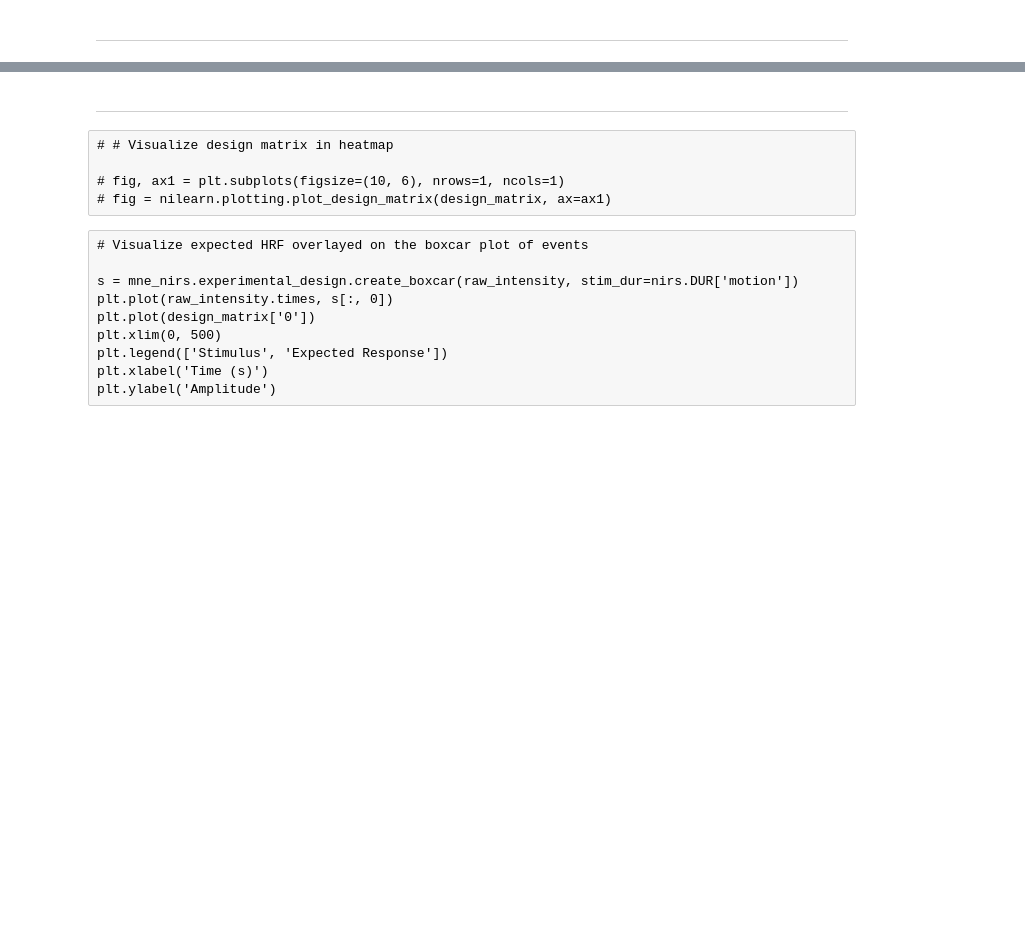
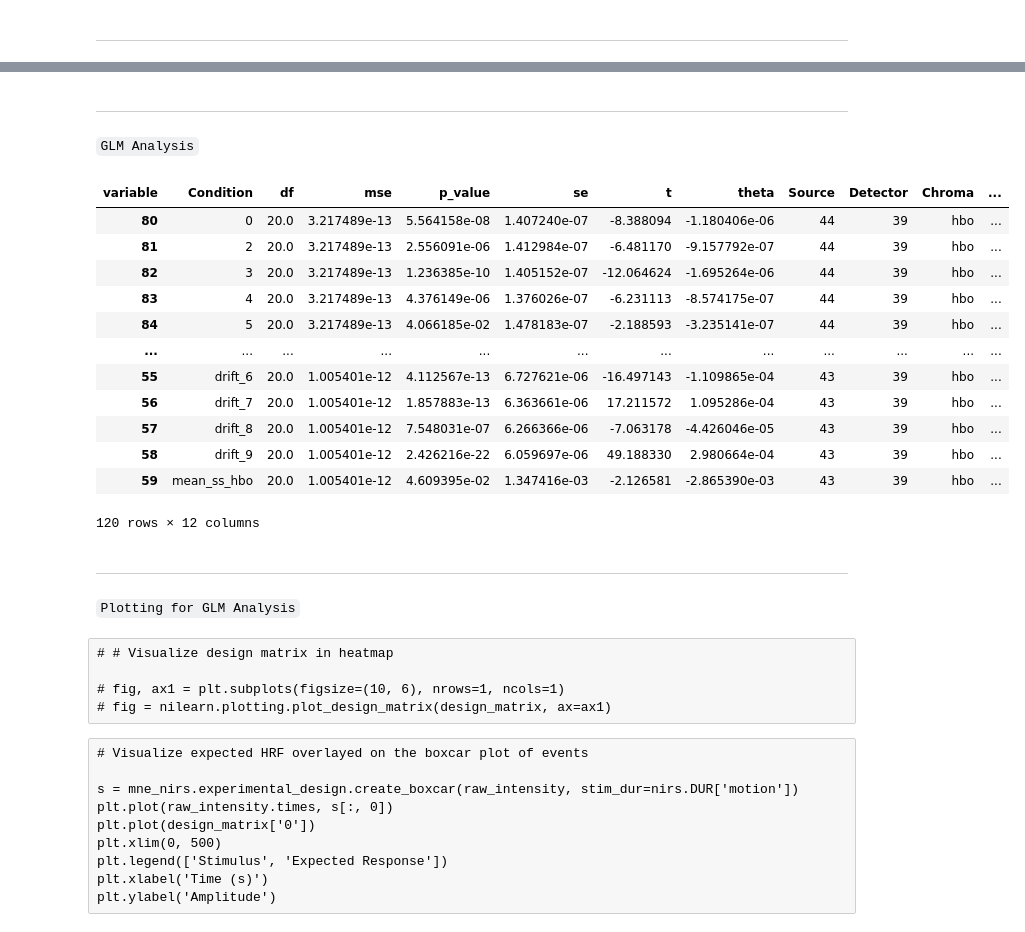
Before and after one commit to pulkitgoyal56/fnirsPy, a Jupyter notebook: playground.ipynb, the cells around one changed output, grey strips where cells are left out. Drawn from its saved outputs; the diff is of its cells as text; code cells hidden in the pictures; blank space fills up the shorter version.

```diff
--- a/playground.ipynb
+++ b/playground.ipynb
@@ -126,0 +137,4 @@ glm_est = mne_nirs.statistics.run_glm(raw_haemo, design_matrix)
+# %% [markdown]
+---
+# %% [markdown]
+`GLM Analysis`
@@ -127,5 +156,23 @@ glm_est = mne_nirs.statistics.run_glm(raw_haemo, design_matrix)
+# %%
+glm_est.to_dataframe()
+# %% [output]
+| variable | Condition | df | mse | p_value | se | t | theta | Source | Detector | Chroma | ... |
+| 80 | 0 | 20.0 | 3.217489e-13 | 5.564158e-08 | 1.407240e-07 | -8.388094 | -1.180406e-06 | 44 | 39 | hbo | ... |
+| 81 | 2 | 20.0 | 3.217489e-13 | 2.556091e-06 | 1.412984e-07 | -6.481170 | -9.157792e-07 | 44 | 39 | hbo | ... |
+| 82 | 3 | 20.0 | 3.217489e-13 | 1.236385e-10 | 1.405152e-07 | -12.064624 | -1.695264e-06 | 44 | 39 | hbo | ... |
+| 83 | 4 | 20.0 | 3.217489e-13 | 4.376149e-06 | 1.376026e-07 | -6.231113 | -8.574175e-07 | 44 | 39 | hbo | ... |
+| 84 | 5 | 20.0 | 3.217489e-13 | 4.066185e-02 | 1.478183e-07 | -2.188593 | -3.235141e-07 | 44 | 39 | hbo | ... |
+| ... | ... | ... | ... | ... | ... | ... | ... | ... | ... | ... | ... |
+| 55 | drift_6 | 20.0 | 1.005401e-12 | 4.112567e-13 | 6.727621e-06 | -16.497143 | -1.109865e-04 | 43 | 39 | hbo | ... |
+| 56 | drift_7 | 20.0 | 1.005401e-12 | 1.857883e-13 | 6.363661e-06 | 17.211572 | 1.095286e-04 | 43 | 39 | hbo | ... |
+| 57 | drift_8 | 20.0 | 1.005401e-12 | 7.548031e-07 | 6.266366e-06 | -7.063178 | -4.426046e-05 | 43 | 39 | hbo | ... |
+| 58 | drift_9 | 20.0 | 1.005401e-12 | 2.426216e-22 | 6.059697e-06 | 49.188330 | 2.980664e-04 | 43 | 39 | hbo | ... |
+| 59 | mean_ss_hbo | 20.0 | 1.005401e-12 | 4.609395e-02 | 1.347416e-03 | -2.126581 | -2.865390e-03 | 43 | 39 | hbo | ... |
+120 rows × 12 columns
 # %% [markdown]
 ---
+# %% [markdown]
+`Plotting for GLM Analysis`
 # %% [raw]
 # # Visualize design matrix in heatmap
 
```
Also changed, not shown: parts of 36 cells of this notebook.
